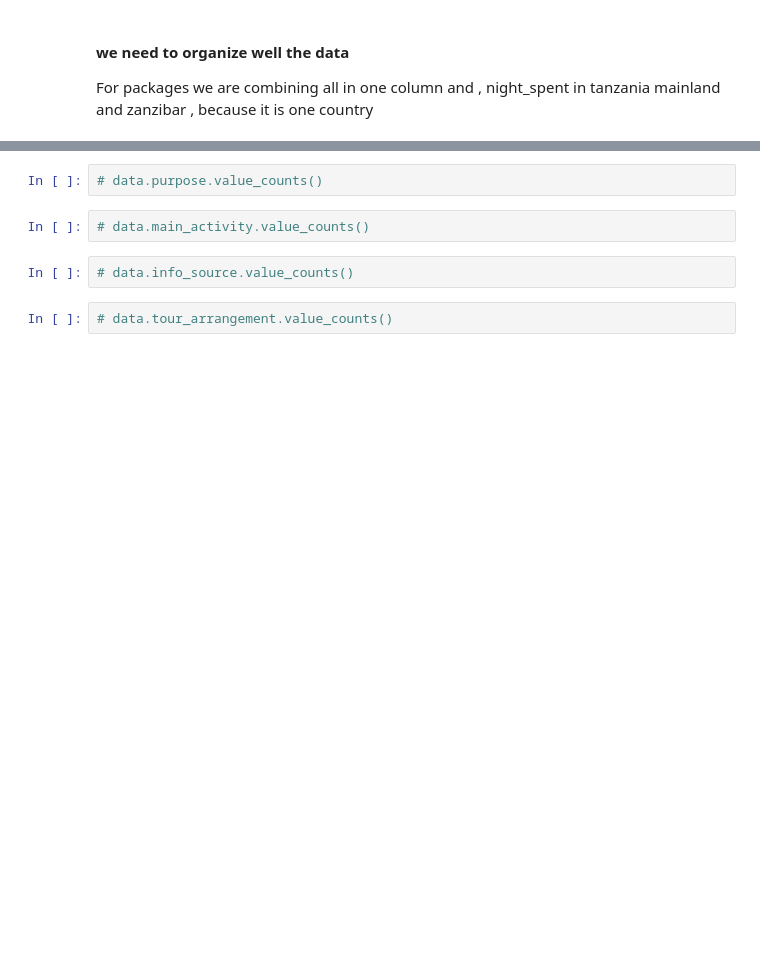
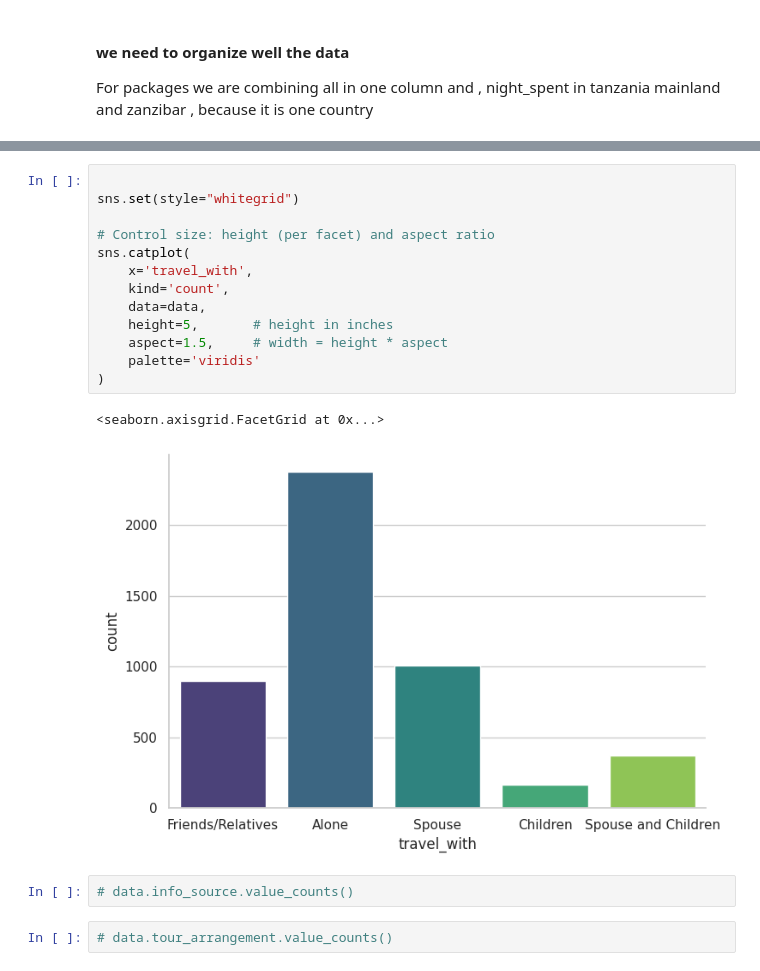
Before and after one commit to ngusadeep/Tourism-EDA, a Jupyter notebook: index.ipynb, the cells around one changed output, grey strips where cells are left out. Cells and saved outputs as stored; diff of their text form; blank space fills up the shorter version.

```diff
--- a/index.ipynb
+++ b/index.ipynb
@@ -253,7 +328,19 @@ data.head()
-# %%
-# data.purpose.value_counts()
-# %%
-# data.main_activity.value_counts()
+# %%
+
+sns.set(style="whitegrid")
+
+# Control size: height (per facet) and aspect ratio
+sns.catplot(
+    x='travel_with',
+    kind='count',
+    data=data,
+    height=5,       # height in inches
+    aspect=1.5,     # width = height * aspect
+    palette='viridis'
+)
+# %% [output]
+<seaborn.axisgrid.FacetGrid at 0x...>
+[figure, added]
 # %%
 # data.info_source.value_counts()
 # %%
```
Also changed, not shown: parts of 17 cells of this notebook, 1 other file.
